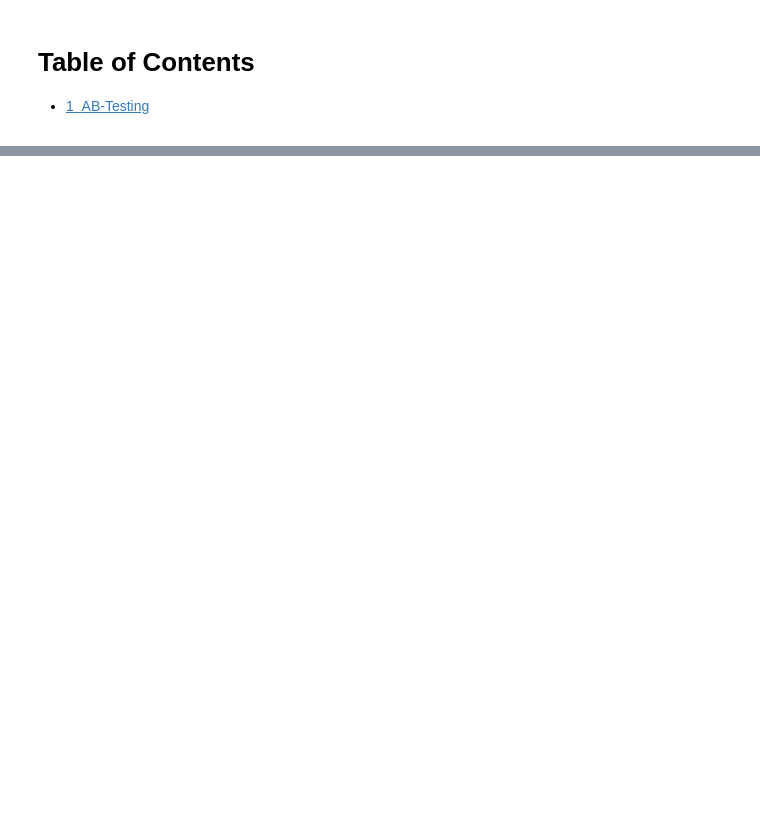
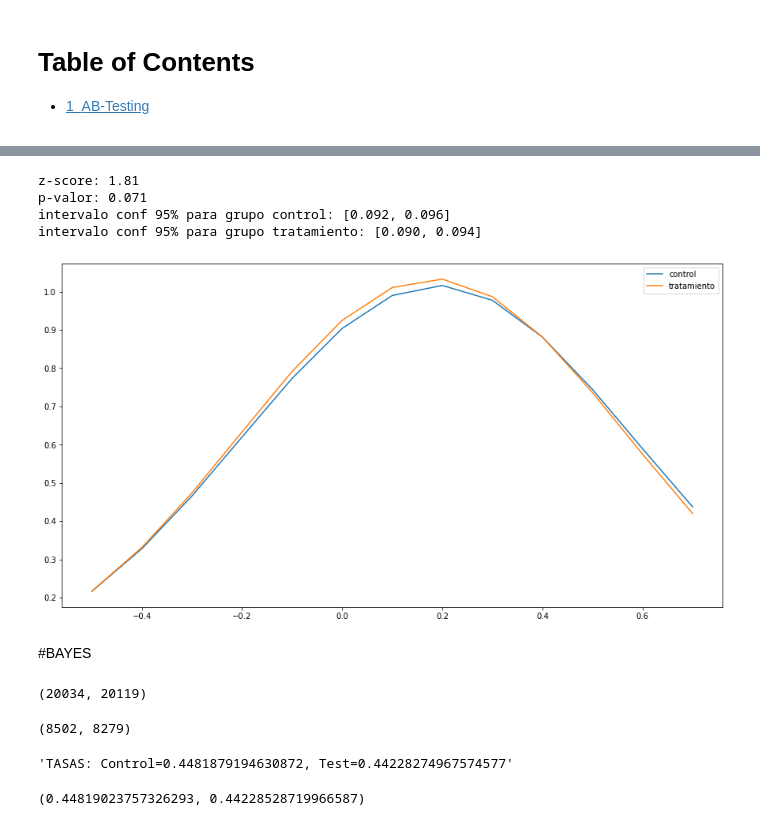
Before and after one commit to Ironhack-Data-Madrid-Octubre-2022/6.4_lab-AB-Testing, a Jupyter notebook: lab-ab-test.ipynb, the cells around one changed output, grey strips where cells are left out. Cells and saved outputs as stored; diff of their text form; code cells hidden in the pictures; blank space fills up the shorter version.

```diff
--- a/lab-ab-test.ipynb
+++ b/lab-ab-test.ipynb
@@ -33,2 +181,39 @@ import pylab as plt
+# %%
+control_res=ab_test[ab_test.version=='gate_30']['retention_7']
+
+trat_res=ab_test[ab_test.version=='gate_40']['retention_7']
+
+observaciones=44700+45489  # count
+
+conversiones=[control_res.sum(), trat_res.sum()]  # conversiones por grupo
+
+
+z_score, p_valor = proportions_ztest(conversiones, nobs=observaciones)
+
+(control_a, trata_a), (control_b, trata_b) = proportion_confint(conversiones,
+                                                                nobs=observaciones,
+                                                                alpha=0.05)
+
+print(f'z-score: {z_score:.2f}')
+print(f'p-valor: {p_valor:.3f}')
+print(f'intervalo conf 95% para grupo control: [{control_a:.3f}, {control_b:.3f}]')
+print(f'intervalo conf 95% para grupo tratamiento: [{trata_a:.3f}, {trata_b:.3f}]')
+# %% [output]
+z-score: 1.81
+p-valor: 0.071
+intervalo conf 95% para grupo control: [0.092, 0.096]
+intervalo conf 95% para grupo tratamiento: [0.090, 0.094]
+# %%
+x=[i*.1 for i in range(-5, 8)]
+
+control=[norm.pdf(x, tasas_conversion.iloc[0][0], tasas_conversion.iloc[0][1]) for x in x]
+
+tratamiento=[norm.pdf(x, tasas_conversion.iloc[1][0], tasas_conversion.iloc[1][1]) for x in x]
+
+plt.plot(x, control)
+plt.plot(x, tratamiento)
+plt.legend(['control', 'tratamiento']);
+# %% [output]
+[figure, added]
 # %%
 # conclusiones
@@ -35,0 +221,2 @@ import pylab as plt
+# %% [markdown]
+#BAYES
@@ -35,0 +233,27 @@ import pylab as plt
+# %%
+gate_301=cookie[(cookie.version=='gate_30')  & (cookie.retention_1==True)]
+
+gate_401=cookie[(cookie.version=='gate_40') & (cookie.retention_1==True) ]
+
+len(gate_301), len(gate_401)
+# %% [output]
+(20034, 20119)
+# %%
+gate_301=cookie[(cookie.version=='gate_30')  & (cookie.retention_7==True)]
+
+gate_401=cookie[(cookie.version=='gate_40') & (cookie.retention_7==True) ]
+
+len(gate_301), len(gate_401)
+# %% [output]
+(8502, 8279)
+# %%
+imps_ctrl, convs_ctrl = 44700, 20034   # usuarios, comprar
+imps_test, convs_test= 45489, 20119
+
+
+CR_ctrl = convs_ctrl/imps_ctrl
+CR_test = convs_test/imps_test
+
+f'TASAS: Control={CR_ctrl}, Test={CR_test}'
+# %% [output]
+'TASAS: Control=0.4481879194630872, Test=0.44228274967574577'
@@ -35,0 +266,4 @@ import pylab as plt
+# %%
+beta_control.mean(), beta_test.mean()
+# %% [output]
+(0.44819023757326293, 0.44228528719966587)
```
Also changed, not shown: parts of 20 cells of this notebook, 1 other file.
